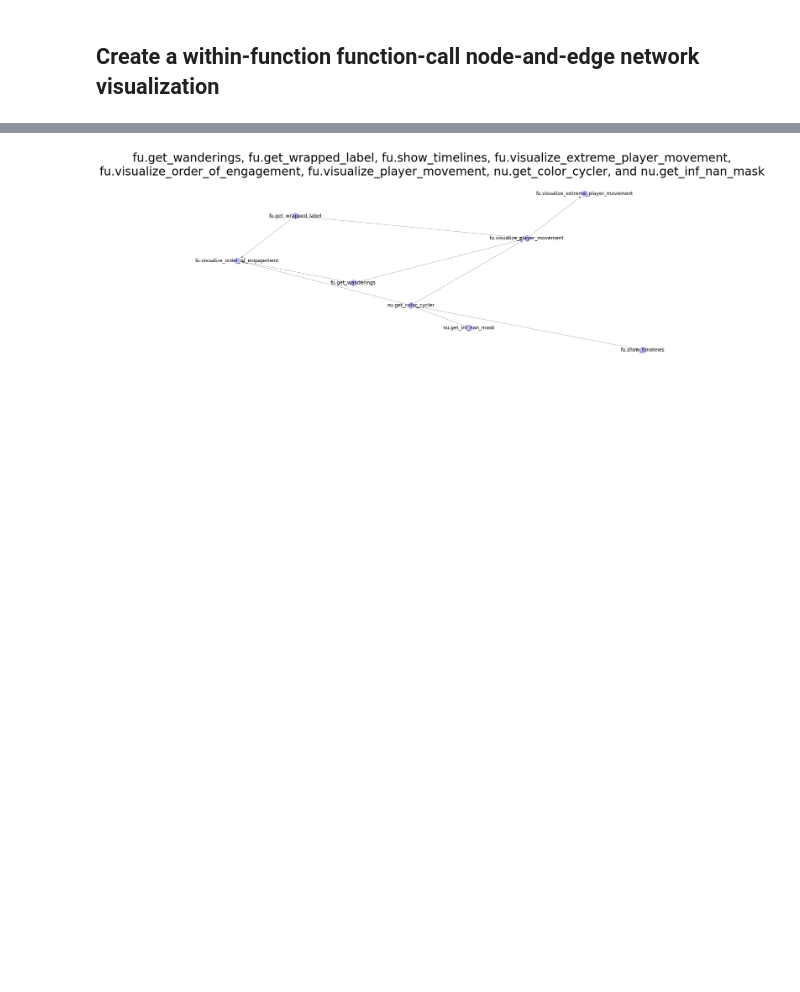
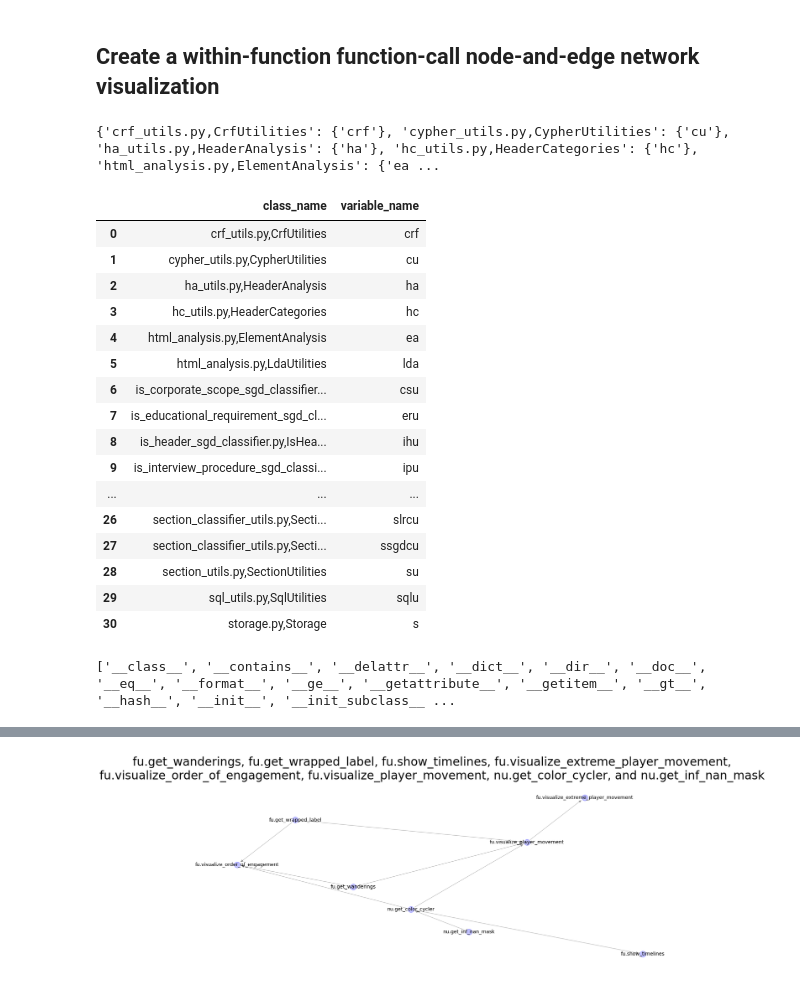
Before and after one commit to dbabbitt/job-hunting, a Jupyter notebook: maintenance/Analyze Util Function Usage.ipynb, the cells around one changed output, grey strips where cells are left out. Saved outputs shown, nothing was run; the diff lists cells and outputs as text; code cells hidden in the pictures; blank space fills up the shorter version.

```diff
--- a/maintenance/Analyze Util Function Usage.ipynb
+++ b/maintenance/Analyze Util Function Usage.ipynb
@@ -81,2 +59,61 @@ dg.add_weighted_edges_from([(k[0], k[1], v) for k, v in edge_tuple_dict.items()]
+# %%
+
+# Get a list of all the functions in each module
+defs_regex = re.compile(r'^    def ([a-z]+[a-z_]+)\([^\)]+\)[ >a-z0-9-]*:\s+(?:"""[^"]+""")?', re.MULTILINE)
+functions_dict = {}
+for class_name, defs_str in class_names_dict.items():
+    functions_list = []
+    defs_list = defs_regex.split(defs_str)
+    for fn_name in [defs_list[i] for i in range(1, len(defs_list), 2)]: functions_list.append(fn_name)
+    functions_dict[class_name] = functions_list
+# %%
+
+# Get a list of all the class instantiations
+instantiations_dict = {}
+suffixes_list = ['.py', '.ipynb']
+for class_name in sorted(class_names_dict.keys()):
+    instantiations_regex = re.compile(r'\b([a-z_]+)\s*=\s*(' + class_name.replace('.py,', r'\.)?') + r'\b')
+    for sub_directory, directories_list, files_list in os.walk(nu.github_folder):
+        if all(map(lambda x: x not in sub_directory, black_list)):
+            for file_name in files_list:
+                if any(map(lambda x: file_name.lower().endswith(x), suffixes_list)):
+                    file_path = os.path.join(sub_directory, file_name)
+                    with open(file_path, 'r', encoding=nu.encoding_type) as f:
+                        file_text = f.read()
+                        match_obj = instantiations_regex.search(file_text)
+                        if match_obj:
+                            variable_name = match_obj.group(1)
+                            variable_names_set = instantiations_dict.get(class_name, set())
+                            variable_names_set.add(variable_name)
+                            instantiations_dict[class_name] = variable_names_set
+# %%
+
+for class_name, variable_names_set in instantiations_dict.items():
+# %% [output]
+{'crf_utils.py,CrfUtilities': {'crf'}, 'cypher_utils.py,CypherUtilities': {'cu'}, 'ha_utils.py,HeaderAnalysis': {'ha'}, 'hc_utils.py,HeaderCategories': {'hc'}, 'html_analysis.py,ElementAnalysis': {'ea ...
+# %%
+
+instantiations_df = DataFrame.from_dict(instantiations_dict, orient='index').reset_index()
+groupby_columns = ['class_name', 'variable_name']
+instantiations_df.columns = groupby_columns
+instantiations_df
+# %% [output]
+|  | class_name | variable_name |
+| 0 | crf_utils.py,CrfUtilities | crf |
+| 1 | cypher_utils.py,CypherUtilities | cu |
+| 2 | ha_utils.py,HeaderAnalysis | ha |
+| 3 | hc_utils.py,HeaderCategories | hc |
+| 4 | html_analysis.py,ElementAnalysis | ea |
+| 5 | html_analysis.py,LdaUtilities | lda |
+| 6 | is_corporate_scope_sgd_classifier... | csu |
+| 7 | is_educational_requirement_sgd_cl... | eru |
+| 8 | is_header_sgd_classifier.py,IsHea... | ihu |
+| 9 | is_interview_procedure_sgd_classi... | ipu |
+| ... | ... | ... |
+| 26 | section_classifier_utils.py,Secti... | slrcu |
+| 27 | section_classifier_utils.py,Secti... | ssgdcu |
+| 28 | section_utils.py,SectionUtilities | su |
+| 29 | sql_utils.py,SqlUtilities | sqlu |
+| 30 | storage.py,Storage | s |
 # %%
 
@@ -130,2 +178,7 @@ nodes_list_list = sorted(map(sorted, next_level_communities), key=lambda x: len(
+# %%
+
+[fn for fn in dir(dg)]
+# %% [output]
+['__class__', '__contains__', '__delattr__', '__dict__', '__dir__', '__doc__', '__eq__', '__format__', '__ge__', '__getattribute__', '__getitem__', '__gt__', '__hash__', '__init__', '__init_subclass__ ...
 # %%
 
```
Also changed, not shown: parts of 11 cells of this notebook.
